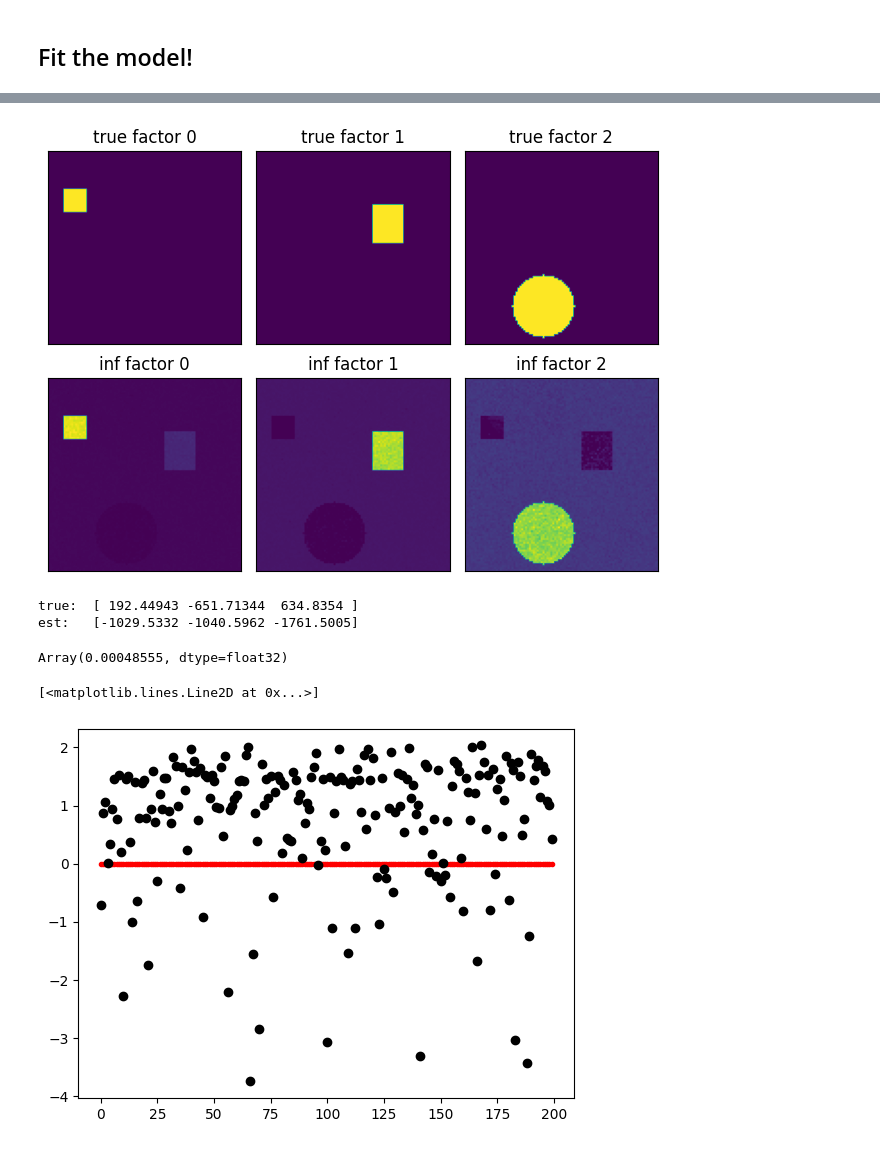
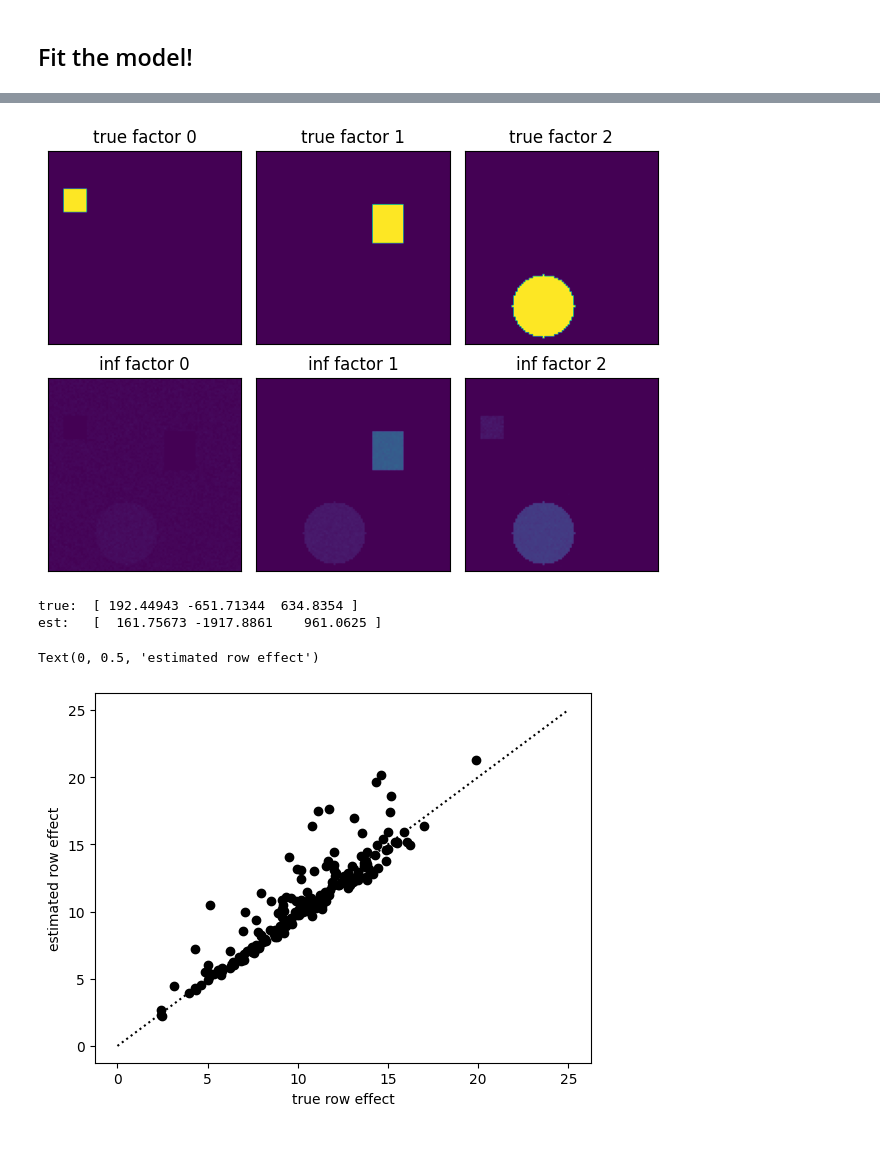
Before and after one commit to lindermanlab/fos, a Jupyter notebook: notebooks/simple_demo_v4.ipynb, the cells around one changed output, grey strips where cells are left out. Cells and saved outputs as stored; diff of their text form; code cells hidden in the pictures.

Commit message:
updating prediction notebook to find test loadings with seminmf. starting new notebook for heldout likelihood computation.

```diff
--- a/notebooks/simple_demo_v4.ipynb
+++ b/notebooks/simple_demo_v4.ipynb
@@ -22,7 +23,7 @@ num_mice = 200
 height, width = 100, 100
 num_factors = 3
 emission_noise_scale = 1.0
-loading_scale = 10000
+loading_scale = 100000
 mean_func = softplus
 
 # Sample parameters and data
@@ -30,16 +31,24 @@ k1, k2, k3, k4, k5, k6, k7, k8 = jr.split(key, 8)
 
 # Row and column effects
 true_count_row_effects = jnp.zeros(num_mice)
+true_count_row_effects = tfd.Normal(10, 3).sample(seed=jr.PRNGKey(0), sample_shape=(num_mice,))
 true_count_col_effects = jnp.zeros(height* width)
 true_intensity_row_effects = jnp.zeros(num_mice)
 true_intensity_col_effects = jnp.zeros(height* width)
 
-# Factors
+# Sparse localized factors
 xx, yy = jnp.meshgrid(jnp.arange(width), jnp.arange(height))
 true_factors = jnp.zeros((num_factors, height, width))
 true_factors = true_factors.at[0].set(jnp.where((xx >= 8) & (xx < 20) & (yy >= 20) & (yy < 32), 1.0, 0.0))
 true_factors = true_factors.at[1].set(jnp.where((xx >= 60) & (xx < 76) & (yy >= 28) & (yy < 48), 1.0, 0.0))
 true_factors = true_factors.at[2].set(jnp.where(((xx - 40)**2 + (yy - 80)**2) <= 16**2, 1.0, 0.0))
+
+# Random smooth factors
+# true_factors = tfd.Normal(0.0, 10.0).sample(seed=jr.PRNGKey(123), sample_shape=(num_factors, height, width))
+# for k in range(num_factors):
+#     true_factors = true_factors.at[k].set(gaussian_filter(true_factors[k], 10.0))
+
+true_factors = jnp.maximum(true_factors, 0.0)
 true_factors /= true_factors.sum(axis=(1, 2), keepdims=True)
 true_factors = true_factors.reshape(num_factors, height * width)
 
@@ -47,10 +56,10 @@ true_factors = true_factors.reshape(num_factors, height * width)
 true_count_loadings = tfd.Normal(0.0, loading_scale).sample(seed=k1, sample_shape=(num_mice, num_factors))
 true_count_loadings *= tfd.Bernoulli(probs=0.5).sample(seed=k2, sample_shape=(num_mice, num_factors))
 true_intensity_loadings = tfd.Normal(0.0, loading_scale).sample(seed=k3, sample_shape=(num_mice, num_factors))
-true_intensity_loadings *= tfd.Bernoulli(probs=0.5).sample(seed=k4, sample_shape=(num_mice, num_factors))
+true_intensity_loadings *= tfd.Bernoulli(probs=0.25).sample(seed=k4, sample_shape=(num_mice, num_factors))
 
 # Sample different noise levels for each voxel
-true_intensity_variance = tfd.Gamma(10., 10.).sample(seed=k5, sample_shape=(height, width)).ravel()
+true_intensity_variance = tfd.Gamma(100., 100.).sample(seed=k5, sample_shape=(height, width)).ravel()
 
 # Sample data
 true_activations = true_count_row_effects[:, None] + \
@@ -60,7 +69,7 @@ counts = tfd.Poisson(rate=mean_func(true_activations)).sample(seed=k6)
 
 true_mean_intensity = true_intensity_row_effects[:, None] + \
     true_intensity_col_effects + \
-    jnp.einsum('mk, kv->mv', true_count_loadings, true_factors)
+    jnp.einsum('mk, kv->mv', true_intensity_loadings, true_factors)
 intensity = tfd.Normal(true_mean_intensity, jnp.sqrt(true_intensity_variance)).sample(seed=k7)
 
 
@@ -114,8 +123,8 @@ for m in jnp.arange(5):
 # %%
 mean_func = "softplus"
 initial_params = None
-# sparsity_penalty = 0.0
-sparsity_penalty = 1 / loading_scale
+sparsity_penalty = 0.0
+# sparsity_penalty = 1 / loading_scale
 elastic_net_frac = 1.0
 num_iters = 10
 num_coord_ascent_iters = 1
@@ -198,7 +207,7 @@ for k in range(params.num_factors):
     else:
         axs[0, k].set_visible(False)
 
-    axs[1, k].imshow(params.factors[k].reshape(height, width))
+    axs[1, k].imshow(params.factors[k].reshape(height, width), vmin=0, vmax=true_factors.max())
     axs[1, k].set_title("inf factor {}".format(k))
 
     axs[0, k].set_xticks([])
@@ -208,14 +217,10 @@ for k in range(params.num_factors):
 
 plt.tight_layout()
 # %% [output]
-[figure, old version]
+[figure, new version]
 # %%
 print("true: ", true_params.count_loadings.mean(axis=0))
 print("est:  ", params.count_loadings.mean(axis=0))
 # %% [output]
 true:  [ 192.44943 -651.71344  634.8354 ]
-est:   [-1029.5332 -1040.5962 -1761.5005]
+est:   [  161.75673 -1917.8861    961.0625 ]
-# %%
-params.factors[2].max()
-# %% [output]
-Array(0.00048555, dtype=float32)
@@ -224,9 +227,13 @@ assert False
 # %%
-plt.plot(jnp.arange(num_mice), true_params.count_row_effects, ls='none', marker='.', color='r')
-plt.plot(jnp.arange(num_mice), params.count_row_effects, ls='none', marker='o', color='k')
+# plt.plot(jnp.arange(num_mice), true_params.count_row_effects, ls='none', marker='.', color='r')
+# plt.plot(jnp.arange(num_mice), params.count_row_effects, ls='none', marker='o', color='k')
+plt.plot(true_params.count_row_effects, params.count_row_effects, 'ko')
+plt.plot([0, 25], [0, 25], ':k')
+plt.xlabel("true row effect")
+plt.ylabel("estimated row effect")
 # %% [output]
-[<matplotlib.lines.Line2D at 0x...>]
+Text(0, 0.5, 'estimated row effect')
-[figure, old version]
+[figure, new version]
 # %%
 # Plot the loadings
 fig, axs = plt.subplots(1, params.num_factors, sharey=True)
```
Also changed, not shown: parts of 12 cells of this notebook, 3 other files.
